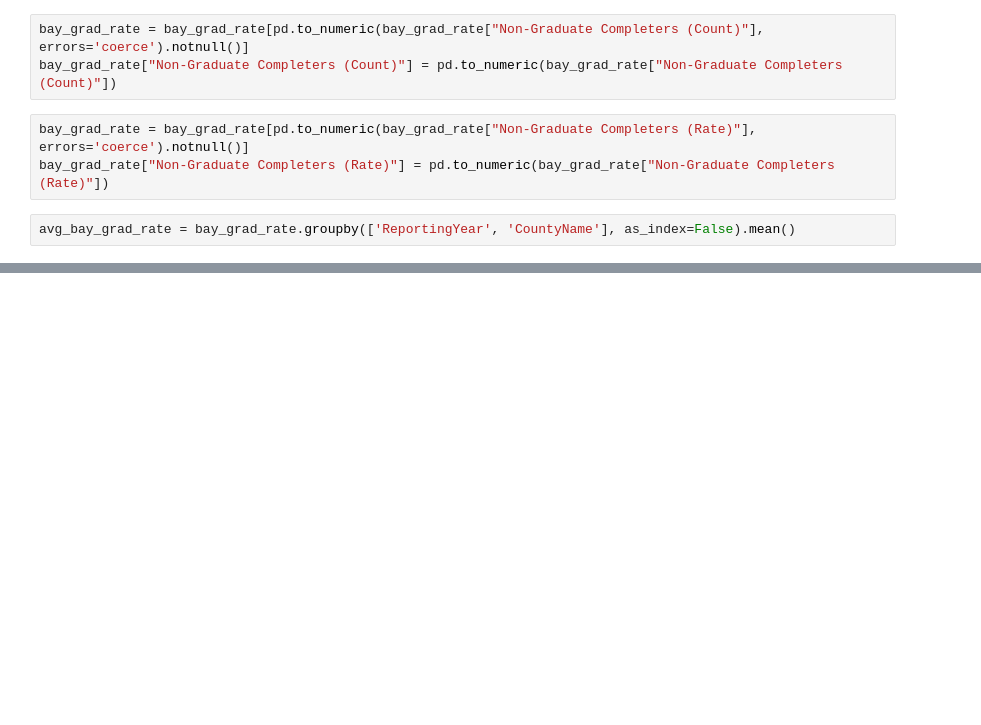
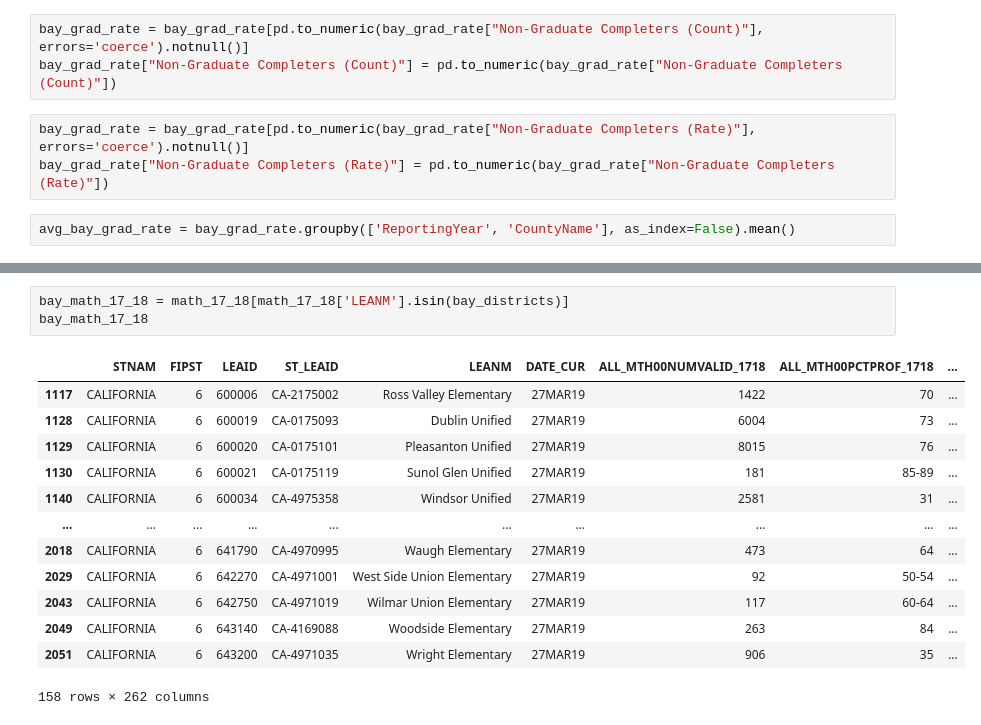
Before and after one commit to meganajoseph/HealthAndSuccess, a Jupyter notebook: Health_and_Academic_Success.ipynb, the cells around one changed output, grey strips where cells are left out. Drawn from its saved outputs; the diff is of its cells as text; blank space fills up the shorter version.

Commit message:
cleaned math scores from 2017-2018

```diff
--- a/Health_and_Academic_Success.ipynb
+++ b/Health_and_Academic_Success.ipynb
@@ -521,0 +664,17 @@ plt.show()
+# %%
+bay_math_17_18 = math_17_18[math_17_18['LEANM'].isin(bay_districts)]
+bay_math_17_18
+# %% [output]
+|  | STNAM | FIPST | LEAID | ST_LEAID | LEANM | DATE_CUR | ALL_MTH00NUMVALID_1718 | ALL_MTH00PCTPROF_1718 | ... |
+| 1117 | CALIFORNIA | 6 | 600006 | CA-2175002 | Ross Valley Elementary | 27MAR19 | 1422 | 70 | ... |
+| 1128 | CALIFORNIA | 6 | 600019 | CA-0175093 | Dublin Unified | 27MAR19 | 6004 | 73 | ... |
+| 1129 | CALIFORNIA | 6 | 600020 | CA-0175101 | Pleasanton Unified | 27MAR19 | 8015 | 76 | ... |
+| 1130 | CALIFORNIA | 6 | 600021 | CA-0175119 | Sunol Glen Unified | 27MAR19 | 181 | 85-89 | ... |
+| 1140 | CALIFORNIA | 6 | 600034 | CA-4975358 | Windsor Unified | 27MAR19 | 2581 | 31 | ... |
+| ... | ... | ... | ... | ... | ... | ... | ... | ... | ... |
+| 2018 | CALIFORNIA | 6 | 641790 | CA-4970995 | Waugh Elementary | 27MAR19 | 473 | 64 | ... |
+| 2029 | CALIFORNIA | 6 | 642270 | CA-4971001 | West Side Union Elementary | 27MAR19 | 92 | 50-54 | ... |
+| 2043 | CALIFORNIA | 6 | 642750 | CA-4971019 | Wilmar Union Elementary | 27MAR19 | 117 | 60-64 | ... |
+| 2049 | CALIFORNIA | 6 | 643140 | CA-4169088 | Woodside Elementary | 27MAR19 | 263 | 84 | ... |
+| 2051 | CALIFORNIA | 6 | 643200 | CA-4971035 | Wright Elementary | 27MAR19 | 906 | 35 | ... |
+158 rows × 262 columns
```
Also changed, not shown: parts of 12 cells of this notebook.
